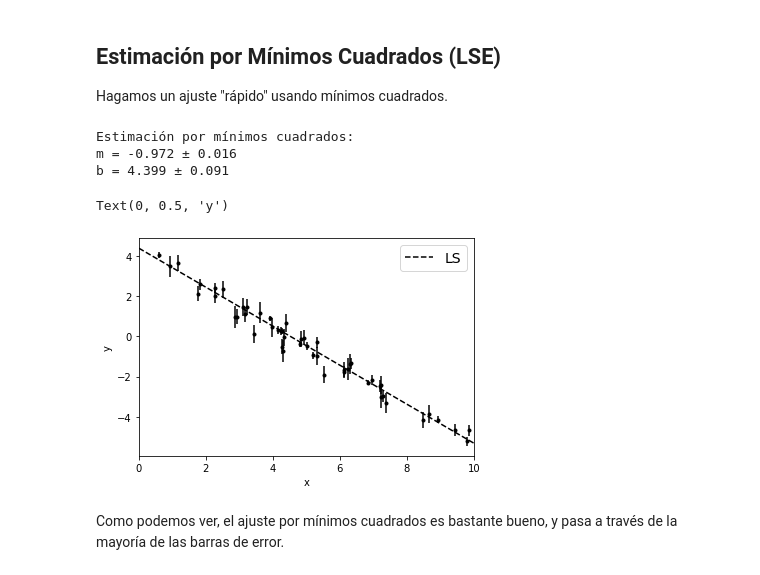
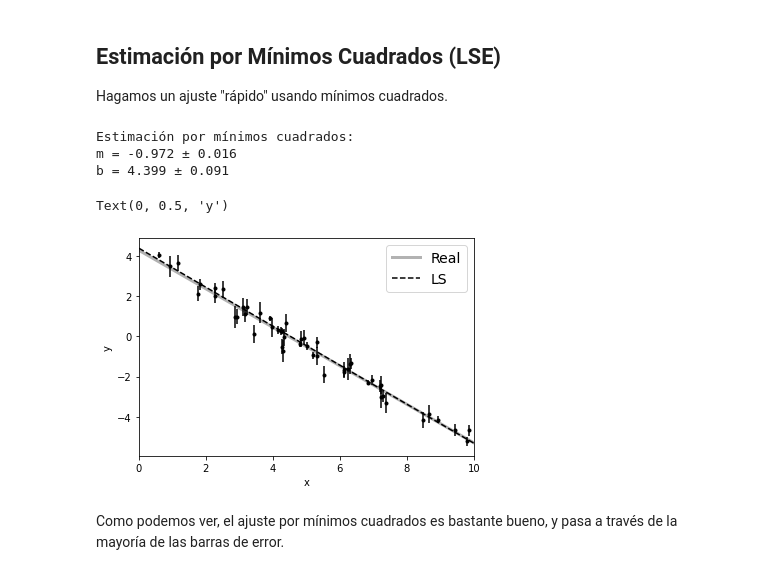
Before and after one commit to aaguayoo/LabFisCont-2021-2, a Jupyter notebook: Laboratorio-INTERNO/Equipo-4/Ajuste de Modelo - MLE.ipynb, the cells around one changed output. Drawn from its saved outputs; the diff is of its cells as text; code cells hidden in the pictures.

```diff
--- a/Laboratorio-INTERNO/Equipo-4/Ajuste de Modelo - MLE.ipynb
+++ b/Laboratorio-INTERNO/Equipo-4/Ajuste de Modelo - MLE.ipynb
@@ -87,31 +87,31 @@ Hagamos un ajuste "rápido" usando mínimos cuadrados.
 # %%
 A = np.vander(x, 2)
 C = np.diag(yerr * yerr)
 ATA = np.dot(A.T, A / (yerr ** 2)[:, None])
 cov = np.linalg.inv(ATA)
 w = np.linalg.solve(ATA, np.dot(A.T, y / yerr ** 2))
 print("Estimación por mínimos cuadrados:")
 print("m = {0:.3f} ± {1:.3f}".format(w[0], np.sqrt(cov[0, 0])))
 print("b = {0:.3f} ± {1:.3f}".format(w[1], np.sqrt(cov[1, 1])))
 
 m_ls  = w[0]
 dm_ls = np.sqrt(cov[0, 0])
 b_ls  = w[1]
 db_ls = np.sqrt(cov[1, 1])
 
 plt.errorbar(x, y, yerr=yerr, fmt=".k", capsize=0)
-#plt.plot(x0, m_true * x0 + b_true, "k", alpha=0.3, lw=3, label="Real")
+plt.plot(x0, m_true * x0 + b_true, "k", alpha=0.3, lw=3, label="Real")
 plt.plot(x0, np.dot(np.vander(x0, 2), w), "--k", label="LS")
 plt.legend(fontsize=14)
 plt.xlim(0, 10)
 plt.xlabel("x")
 plt.ylabel("y")
 # %% [output]
 Estimación por mínimos cuadrados:
 m = -0.972 ± 0.016
 b = 4.399 ± 0.091
 Text(0, 0.5, 'y')
-[figure, old version]
+[figure, new version]
 # %% [markdown]
 Como podemos ver, el ajuste por mínimos cuadrados es bastante bueno, y pasa a través de la mayoría de las barras de error.
 # %% [markdown]
```
Also changed, not shown: parts of 1 cell of this notebook.
